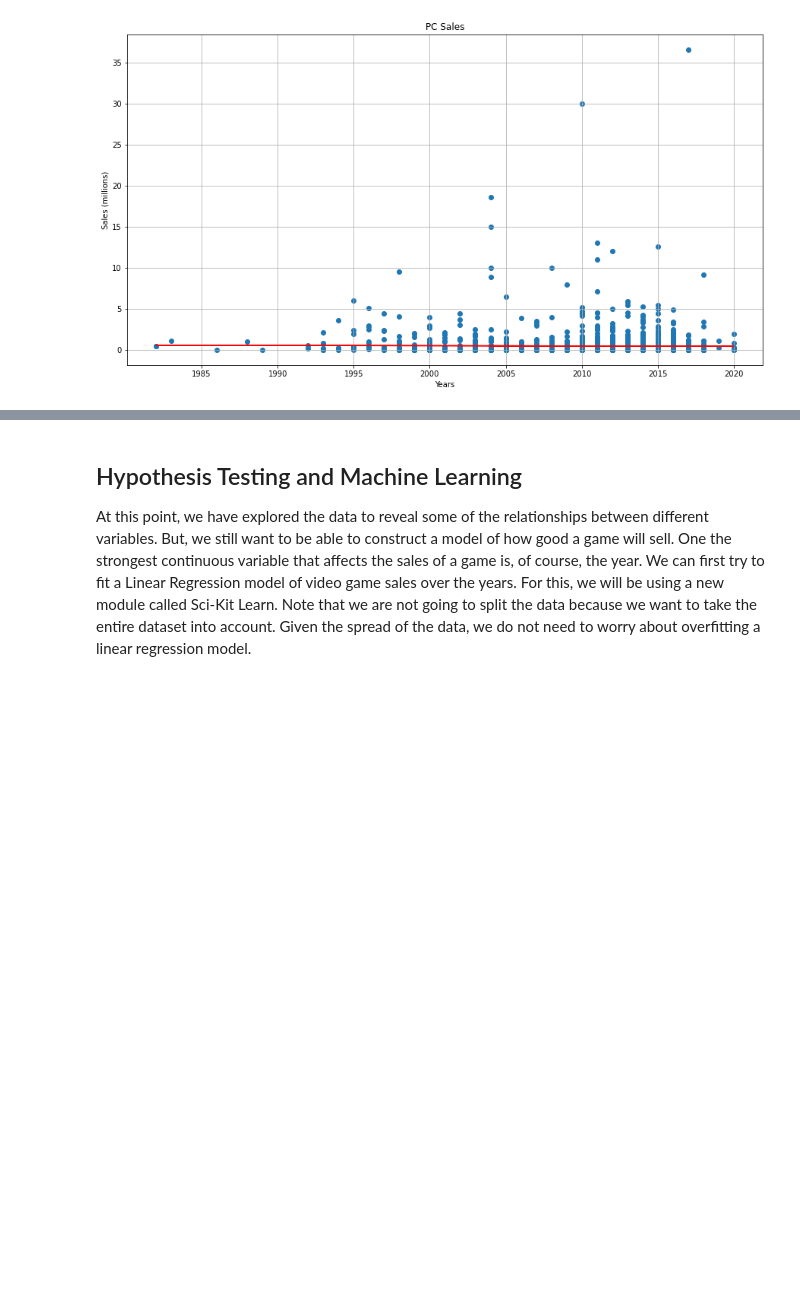
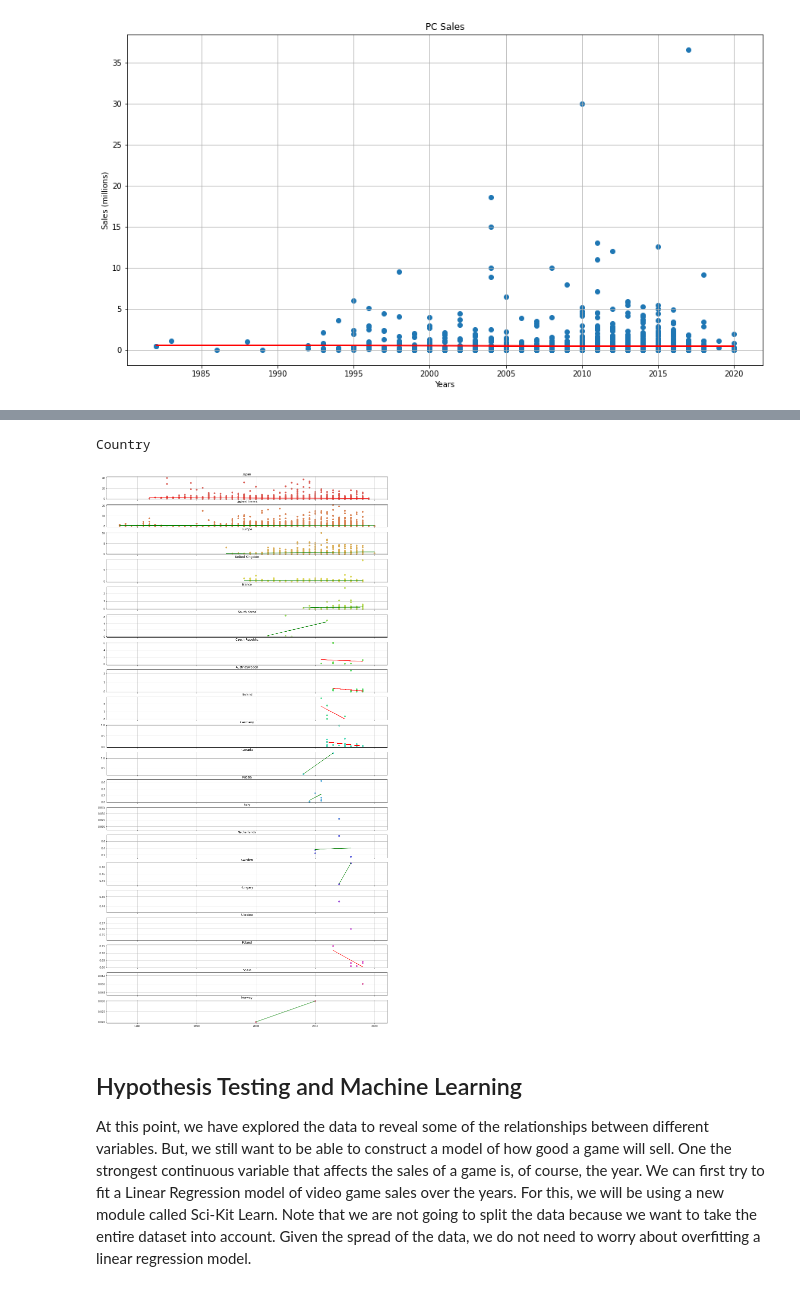
Before and after one commit to toastymcvoid/toastymcvoid.github.io, a Jupyter notebook: Final Project.ipynb, the cells around one changed output, grey strips where cells are left out. Drawn from its saved outputs; the diff is of its cells as text; code cells hidden in the pictures; blank space fills up the shorter version.

```diff
--- a/Final Project.ipynb
+++ b/Final Project.ipynb
@@ -413,3 +453,10 @@ Intercept: 7.04138050163448
+# %%
+# plots year vs sale for each country of origin
+print("Country")
+categorical_plot("Country")
+# %% [output]
+Country
+[figure, added]
 # %% [markdown]
 ## Hypothesis Testing and Machine Learning
 At this point, we have explored the data to reveal some of the relationships between different variables. But, we still want to be able to construct a model of how good a game will sell. One the strongest continuous variable that affects the sales of a game is, of course, the year. We can first try to fit a Linear Regression model of video game sales over the years. For this, we will be using a new module called Sci-Kit Learn. Note that we are not going to split the data because we want to take the entire dataset into account. Given the spread of the data, we do not need to worry about overfitting a linear regression model.
```
Also changed, not shown: parts of 24 cells of this notebook.
